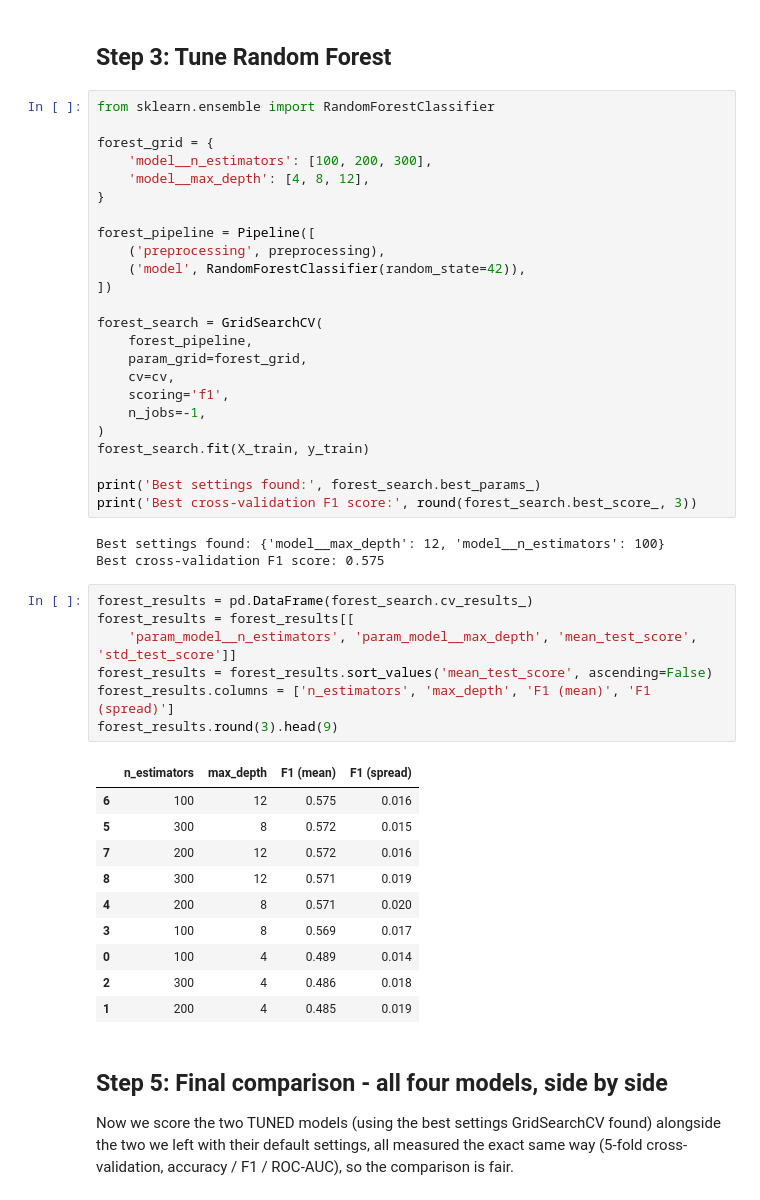
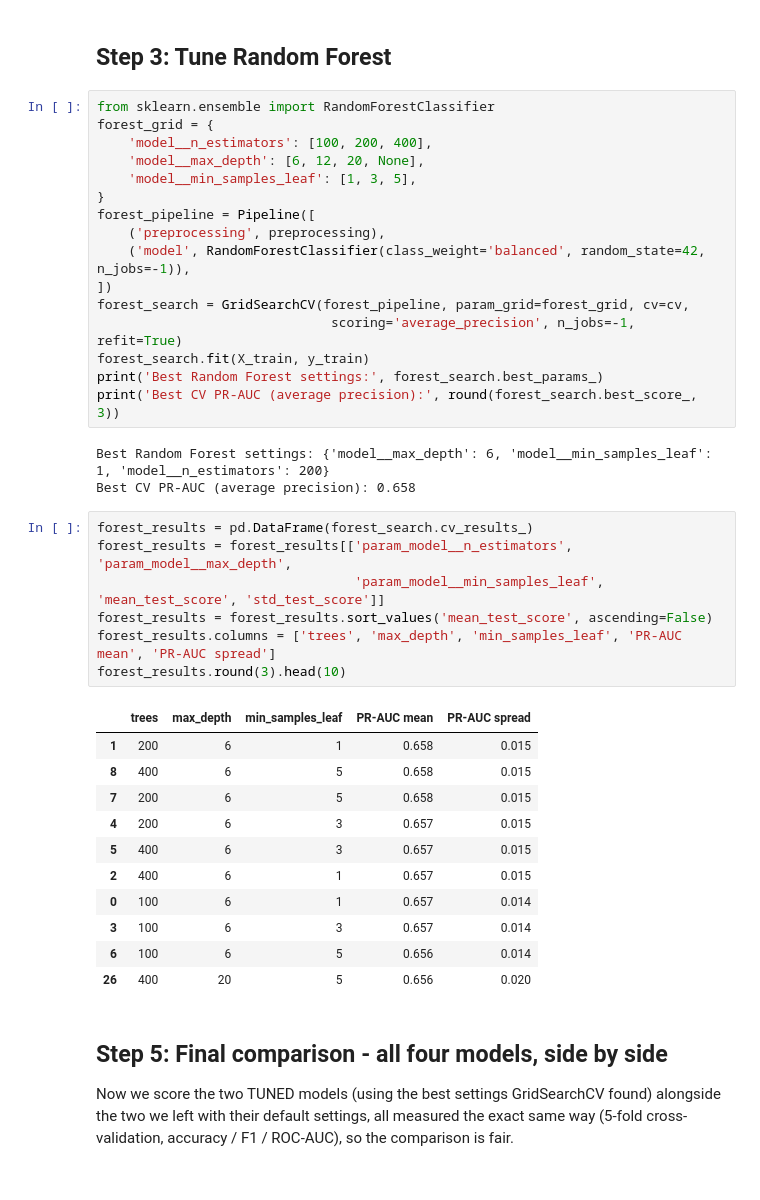
Before and after one commit to umarkhemis/ML_Caption_Project, a Jupyter notebook: notebooks/03_tuning_and_final_model.ipynb, the cells around one changed output. Drawn from its saved outputs; the diff is of its cells as text.

```diff
--- a/notebooks/03_tuning_and_final_model.ipynb
+++ b/notebooks/03_tuning_and_final_model.ipynb
@@ -76,49 +53,42 @@ log_reg_results.round(3)
 ## Step 3: Tune Random Forest
 # %%
 from sklearn.ensemble import RandomForestClassifier
-
 forest_grid = {
-    'model__n_estimators': [100, 200, 300],
-    'model__max_depth': [4, 8, 12],
+    'model__n_estimators': [100, 200, 400],
+    'model__max_depth': [6, 12, 20, None],
+    'model__min_samples_leaf': [1, 3, 5],
 }
-
 forest_pipeline = Pipeline([
     ('preprocessing', preprocessing),
-    ('model', RandomForestClassifier(random_state=42)),
+    ('model', RandomForestClassifier(class_weight='balanced', random_state=42, n_jobs=-1)),
 ])
-
-forest_search = GridSearchCV(
-    forest_pipeline,
-    param_grid=forest_grid,
-    cv=cv,
-    scoring='f1',
-    n_jobs=-1,
-)
+forest_search = GridSearchCV(forest_pipeline, param_grid=forest_grid, cv=cv,
+                              scoring='average_precision', n_jobs=-1, refit=True)
 forest_search.fit(X_train, y_train)
-
-print('Best settings found:', forest_search.best_params_)
-print('Best cross-validation F1 score:', round(forest_search.best_score_, 3))
+print('Best Random Forest settings:', forest_search.best_params_)
+print('Best CV PR-AUC (average precision):', round(forest_search.best_score_, 3))
 # %% [output]
-Best settings found: {'model__max_depth': 12, 'model__n_estimators': 100}
-Best cross-validation F1 score: 0.575
+Best Random Forest settings: {'model__max_depth': 6, 'model__min_samples_leaf': 1, 'model__n_estimators': 200}
+Best CV PR-AUC (average precision): 0.658
 # %%
 forest_results = pd.DataFrame(forest_search.cv_results_)
-forest_results = forest_results[[
-    'param_model__n_estimators', 'param_model__max_depth', 'mean_test_score', 'std_test_score']]
+forest_results = forest_results[['param_model__n_estimators', 'param_model__max_depth',
+                                 'param_model__min_samples_leaf', 'mean_test_score', 'std_test_score']]
 forest_results = forest_results.sort_values('mean_test_score', ascending=False)
-forest_results.columns = ['n_estimators', 'max_depth', 'F1 (mean)', 'F1 (spread)']
-forest_results.round(3).head(9)
+forest_results.columns = ['trees', 'max_depth', 'min_samples_leaf', 'PR-AUC mean', 'PR-AUC spread']
+forest_results.round(3).head(10)
 # %% [output]
-|  | n_estimators | max_depth | F1 (mean) | F1 (spread) |
-| 6 | 100 | 12 | 0.575 | 0.016 |
-| 5 | 300 | 8 | 0.572 | 0.015 |
-| 7 | 200 | 12 | 0.572 | 0.016 |
-| 8 | 300 | 12 | 0.571 | 0.019 |
-| 4 | 200 | 8 | 0.571 | 0.020 |
-| 3 | 100 | 8 | 0.569 | 0.017 |
-| 0 | 100 | 4 | 0.489 | 0.014 |
-| 2 | 300 | 4 | 0.486 | 0.018 |
-| 1 | 200 | 4 | 0.485 | 0.019 |
+|  | trees | max_depth | min_samples_leaf | PR-AUC mean | PR-AUC spread |
+| 1 | 200 | 6 | 1 | 0.658 | 0.015 |
+| 8 | 400 | 6 | 5 | 0.658 | 0.015 |
+| 7 | 200 | 6 | 5 | 0.658 | 0.015 |
+| 4 | 200 | 6 | 3 | 0.657 | 0.015 |
+| 5 | 400 | 6 | 3 | 0.657 | 0.015 |
+| 2 | 400 | 6 | 1 | 0.657 | 0.015 |
+| 0 | 100 | 6 | 1 | 0.657 | 0.014 |
+| 3 | 100 | 6 | 3 | 0.657 | 0.014 |
+| 6 | 100 | 6 | 5 | 0.656 | 0.014 |
+| 26 | 400 | 20 | 5 | 0.656 | 0.020 |
 # %% [markdown]
 ## Step 5: Final comparison - all four models, side by side
 Now we score the two TUNED models (using the best settings GridSearchCV found) alongside the two
```
Also changed, not shown: parts of 10 cells of this notebook.
